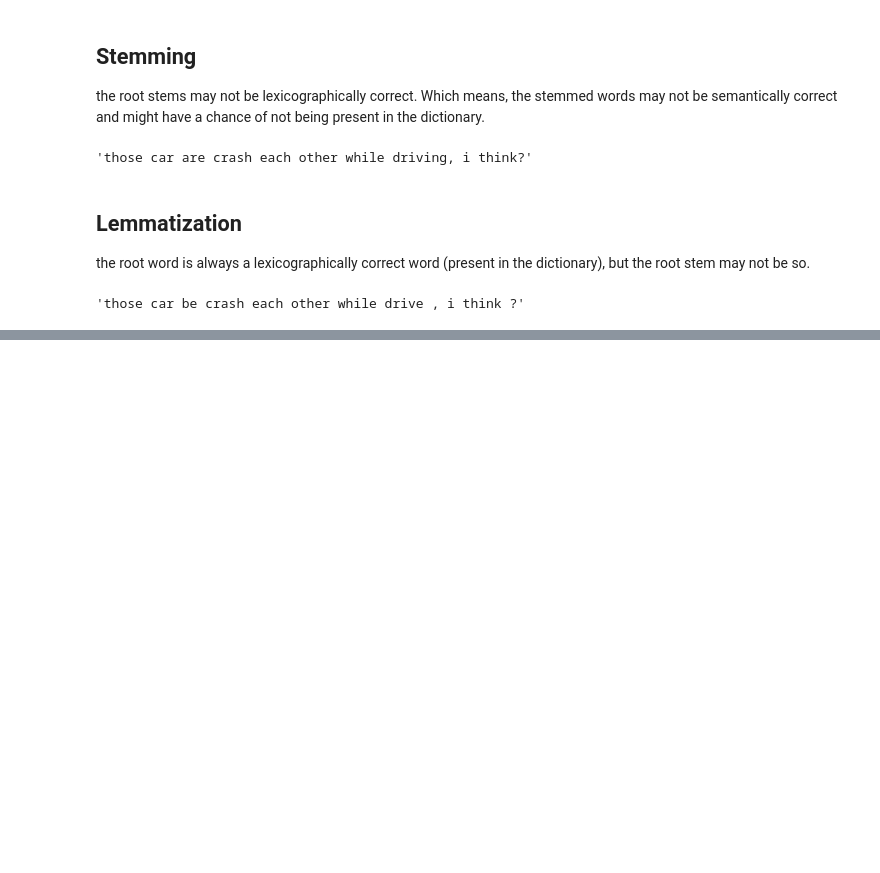
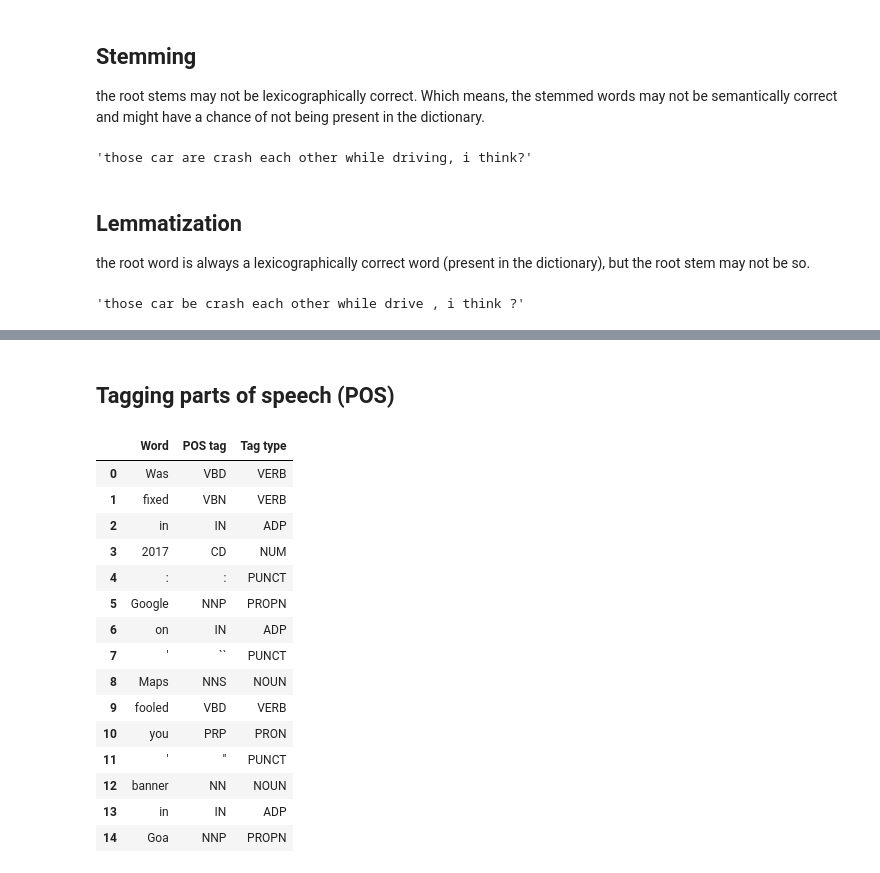
Before and after one commit to fidellr/practical-nlp-practices, a Jupyter notebook: part_1.ipynb, the cells around one changed output, grey strips where cells are left out. Drawn from its saved outputs; the diff is of its cells as text; code cells hidden in the pictures; blank space fills up the shorter version.

Commit message:
feat: add stopwords removal, corpus normalizer, etc.

```diff
--- a/part_1.ipynb
+++ b/part_1.ipynb
@@ -132,0 +131,12 @@ lemmatize_text(text)
+# %%
+def remove_stopwords(text, is_lower_case=False):
+    tokens = tokenizer.tokenize(text)
+    tokens = [token.strip() for token in tokens]
+    if is_lower_case:
+        filtered_tokens = [token for token in tokens if token not in stopword_list]
+    else:
+        filtered_tokens = [token for token in tokens if token.lower() not in stopword_list]
+    filtered_tokens = ' '.join(filtered_tokens)
+    return filtered_tokens
+
+remove_stopwords("The, and, if are stopwords, computer is not")
@@ -132,0 +196,10 @@ lemmatize_text(text)
+# %%
+# combining headline and article text
+news_df['full_text'] = news_df["news_headline"].map(str)+'. ' + news_df["news_article"]
+
+# pre-process text and store the same
+news_df['clean_text'] = normalize_corpus(news_df['full_text'])
+norm_corpus = list(news_df['clean_text'])
+
+# show a sample news article
+news_df.iloc[1][['full_text', 'clean_text']].to_dict()
@@ -132,0 +211,31 @@ lemmatize_text(text)
+# %% [markdown]
+## Tagging parts of speech (POS)
+# %%
+# create a basic pre-processed corpus, we should not lowercase to get POS context
+corpus = normalize_corpus(news_df['full_text'], text_lower_case=False,
+                         text_lemmatization=False, special_char_removal=False)
+
+# demo for POS tagging for sample news headline
+sentence = str(news_df.iloc[1].news_headline)
+sentence_nlp = nlp(sentence)
+# %%
+# POS tagging with spacy
+spacy_pos_tagged = [(word, word.tag_, word.pos_) for word in sentence_nlp]
+pd.DataFrame(spacy_pos_tagged, columns=['Word', 'POS tag', 'Tag type'])
+# %% [output]
+|  | Word | POS tag | Tag type |
+| 0 | Was | VBD | VERB |
+| 1 | fixed | VBN | VERB |
+| 2 | in | IN | ADP |
+| 3 | 2017 | CD | NUM |
+| 4 | : | : | PUNCT |
+| 5 | Google | NNP | PROPN |
+| 6 | on | IN | ADP |
+| 7 | ' | `` | PUNCT |
+| 8 | Maps | NNS | NOUN |
+| 9 | fooled | VBD | VERB |
+| 10 | you | PRP | PRON |
+| 11 | ' | '' | PUNCT |
+| 12 | banner | NN | NOUN |
+| 13 | in | IN | ADP |
+| 14 | Goa | NNP | PROPN |
```
Also changed, not shown: parts of 10 cells of this notebook, 1 other file.
